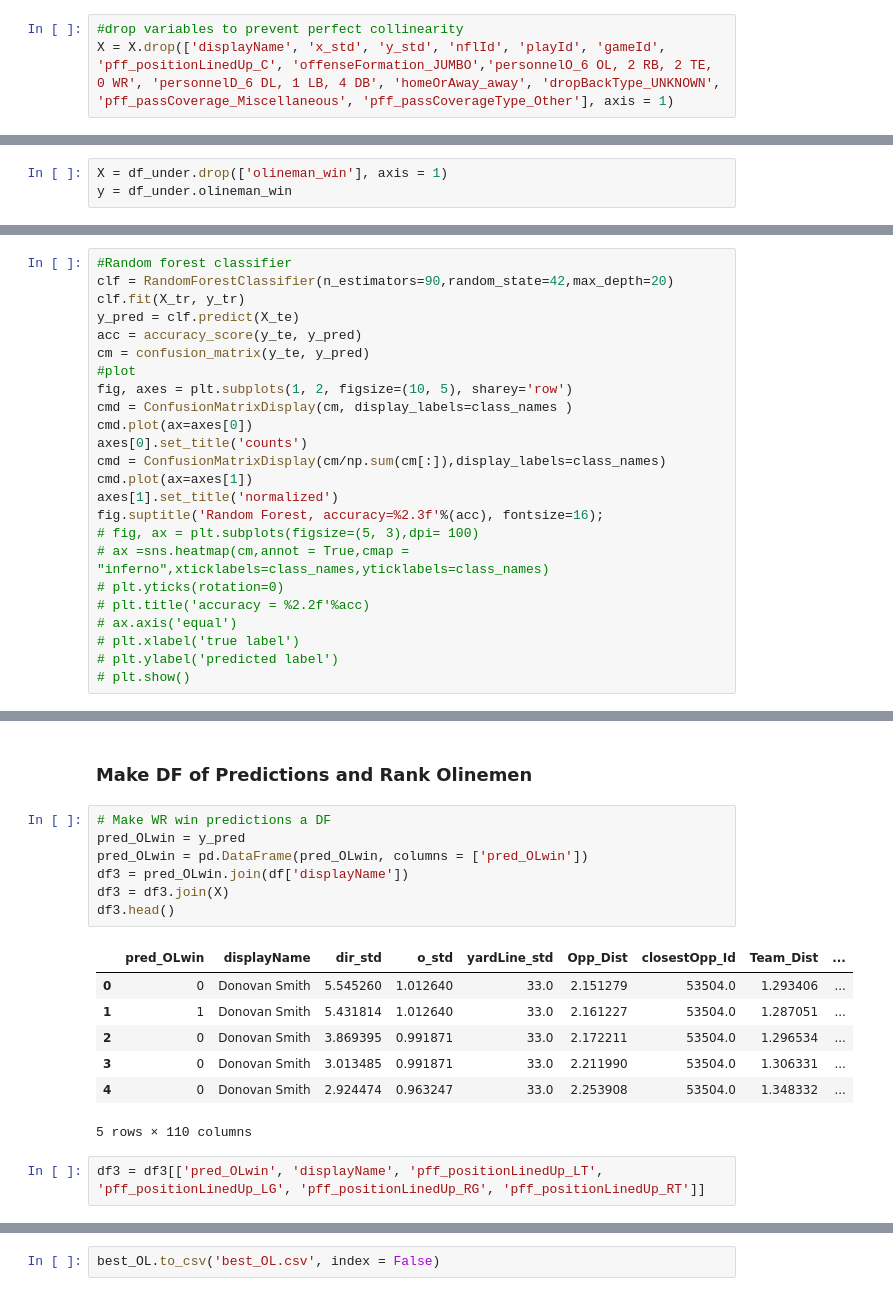
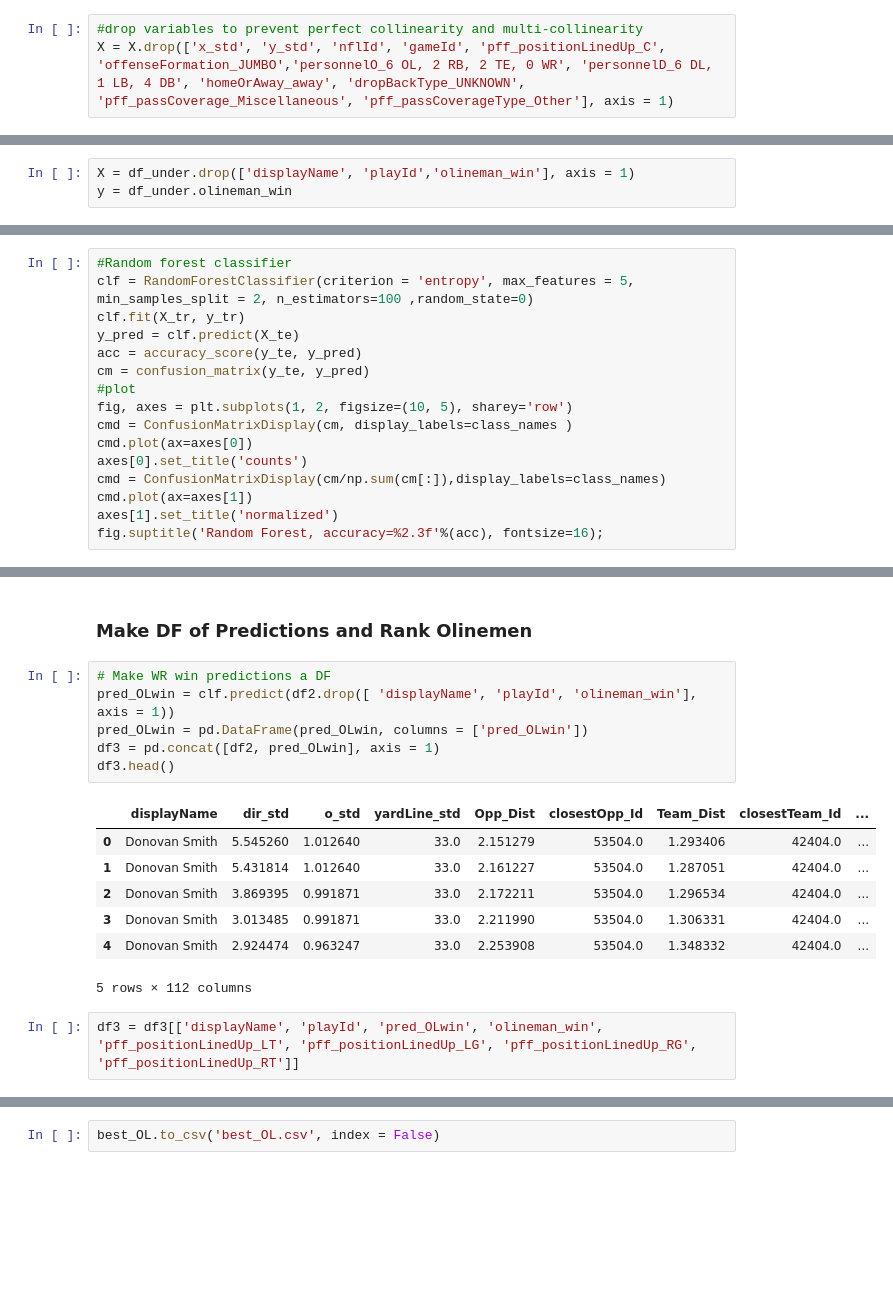
Before and after one commit to tramsay-deloitte/NFL-Data-Bowl-2023-Big-Time-Pass-Rush, a Jupyter notebook: Offensive_Lineman_Binary_Success_Classifier.ipynb, the cells around one changed output, grey strips where cells are left out. Drawn from its saved outputs; the diff is of its cells as text; blank space fills up the shorter version.

```diff
--- a/Offensive_Lineman_Binary_Success_Classifier.ipynb
+++ b/Offensive_Lineman_Binary_Success_Classifier.ipynb
@@ -76,8 +76,8 @@ X = X.join(dummies)
 y = df[['olineman_win', 'pff_beatenByDefender',
                    'pff_hitAllowed', 'pff_hurryAllowed', 'pff_sackAllowed']]
 # %%
-#drop variables to prevent perfect collinearity
-X = X.drop(['displayName', 'x_std', 'y_std', 'nflId', 'playId', 'gameId', 'pff_positionLinedUp_C', 'offenseFormation_JUMBO','personnelO_6 OL, 2 RB, 2 TE, 0 WR', 'personnelD_6 DL, 1 LB, 4 DB', 'homeOrAway_away', 'dropBackType_UNKNOWN', 'pff_passCoverage_Miscellaneous', 'pff_passCoverageType_Other'], axis = 1)
+#drop variables to prevent perfect collinearity and multi-collinearity
+X = X.drop(['x_std', 'y_std', 'nflId', 'gameId', 'pff_positionLinedUp_C', 'offenseFormation_JUMBO','personnelO_6 OL, 2 RB, 2 TE, 0 WR', 'personnelD_6 DL, 1 LB, 4 DB', 'homeOrAway_away', 'dropBackType_UNKNOWN', 'pff_passCoverage_Miscellaneous', 'pff_passCoverageType_Other'], axis = 1)
 # %%
 #create df for binary classification and multiclassification
 df2 = X.join(y.olineman_win)
@@ -132,5 +132,5 @@ df_under.head()
 # %%
-X = df_under.drop(['olineman_win'], axis = 1)
+X = df_under.drop(['displayName', 'playId','olineman_win'], axis = 1)
 y = df_under.olineman_win
 # %% [markdown]
 Undersample because very large dataset
@@ -169,6 +171,6 @@ X_tr, X_te, y_tr, y_te = train_test_split(X, y, test_size = 0.2, random_state =
 # %%
 #Random forest classifier
-clf = RandomForestClassifier(n_estimators=90,random_state=42,max_depth=20)
+clf = RandomForestClassifier(criterion = 'entropy', max_features = 5, min_samples_split = 2, n_estimators=100 ,random_state=0)
 clf.fit(X_tr, y_tr)
 y_pred = clf.predict(X_te)
 acc = accuracy_score(y_te, y_pred)
@@ -182,12 +184,4 @@ cmd = ConfusionMatrixDisplay(cm/np.sum(cm[:]),display_labels=class_names)
 cmd.plot(ax=axes[1])
 axes[1].set_title('normalized')
 fig.suptitle('Random Forest, accuracy=%2.3f'%(acc), fontsize=16);
-# fig, ax = plt.subplots(figsize=(5, 3),dpi= 100)
-# ax =sns.heatmap(cm,annot = True,cmap = "inferno",xticklabels=class_names,yticklabels=class_names)
-# plt.yticks(rotation=0)
-# plt.title('accuracy = %2.2f'%acc)
-# ax.axis('equal')
-# plt.xlabel('true label')
-# plt.ylabel('predicted label')
-# plt.show()
 # %% [output]
@@ -255,21 +259,20 @@ weighted avg       0.94      0.88      0.89    336754
 ### Make DF of Predictions and Rank Olinemen
 # %%
 # Make WR win predictions a DF
-pred_OLwin = y_pred
+pred_OLwin = clf.predict(df2.drop([ 'displayName', 'playId', 'olineman_win'], axis = 1))
 pred_OLwin = pd.DataFrame(pred_OLwin, columns = ['pred_OLwin'])
-df3 = pred_OLwin.join(df['displayName'])
-df3 = df3.join(X)
+df3 = pd.concat([df2, pred_OLwin], axis = 1)
 df3.head()
 # %% [output]
-|  | pred_OLwin | displayName | dir_std | o_std | yardLine_std | Opp_Dist | closestOpp_Id | Team_Dist | ... |
-| 0 | 0 | Donovan Smith | 5.545260 | 1.012640 | 33.0 | 2.151279 | 53504.0 | 1.293406 | ... |
-| 1 | 1 | Donovan Smith | 5.431814 | 1.012640 | 33.0 | 2.161227 | 53504.0 | 1.287051 | ... |
-| 2 | 0 | Donovan Smith | 3.869395 | 0.991871 | 33.0 | 2.172211 | 53504.0 | 1.296534 | ... |
-| 3 | 0 | Donovan Smith | 3.013485 | 0.991871 | 33.0 | 2.211990 | 53504.0 | 1.306331 | ... |
-| 4 | 0 | Donovan Smith | 2.924474 | 0.963247 | 33.0 | 2.253908 | 53504.0 | 1.348332 | ... |
+|  | displayName | dir_std | o_std | yardLine_std | Opp_Dist | closestOpp_Id | Team_Dist | closestTeam_Id | ... |
+| 0 | Donovan Smith | 5.545260 | 1.012640 | 33.0 | 2.151279 | 53504.0 | 1.293406 | 42404.0 | ... |
+| 1 | Donovan Smith | 5.431814 | 1.012640 | 33.0 | 2.161227 | 53504.0 | 1.287051 | 42404.0 | ... |
+| 2 | Donovan Smith | 3.869395 | 0.991871 | 33.0 | 2.172211 | 53504.0 | 1.296534 | 42404.0 | ... |
+| 3 | Donovan Smith | 3.013485 | 0.991871 | 33.0 | 2.211990 | 53504.0 | 1.306331 | 42404.0 | ... |
+| 4 | Donovan Smith | 2.924474 | 0.963247 | 33.0 | 2.253908 | 53504.0 | 1.348332 | 42404.0 | ... |
-5 rows × 110 columns
+5 rows × 112 columns
 # %%
-df3 = df3[['pred_OLwin', 'displayName', 'pff_positionLinedUp_LT', 'pff_positionLinedUp_LG', 'pff_positionLinedUp_RG', 'pff_positionLinedUp_RT']]
+df3 = df3[['displayName', 'playId', 'pred_OLwin', 'olineman_win', 'pff_positionLinedUp_LT', 'pff_positionLinedUp_LG', 'pff_positionLinedUp_RG', 'pff_positionLinedUp_RT']]
 # %%
 df3.head()
 # %% [output]
```
Also changed, not shown: parts of 13 cells of this notebook, 2 other files.
